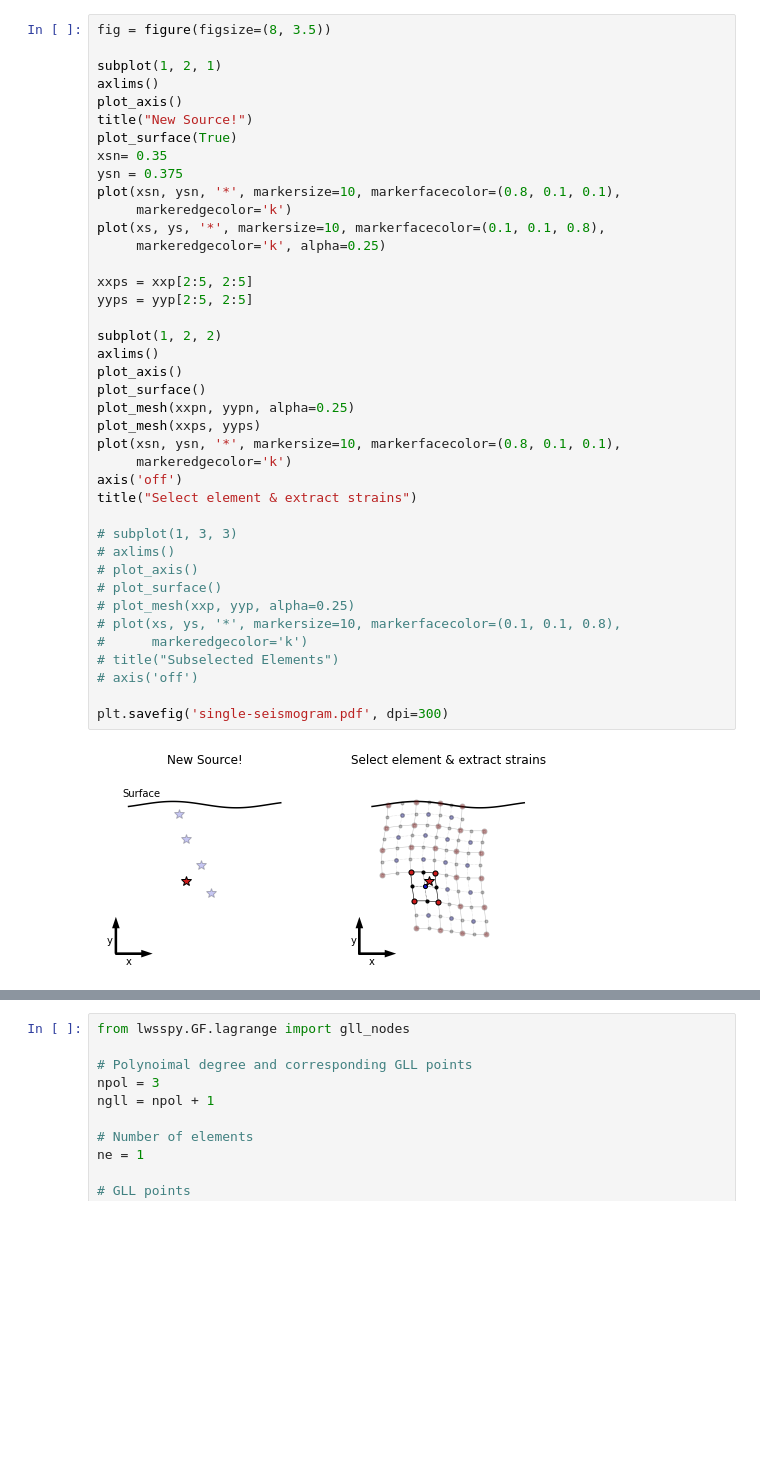
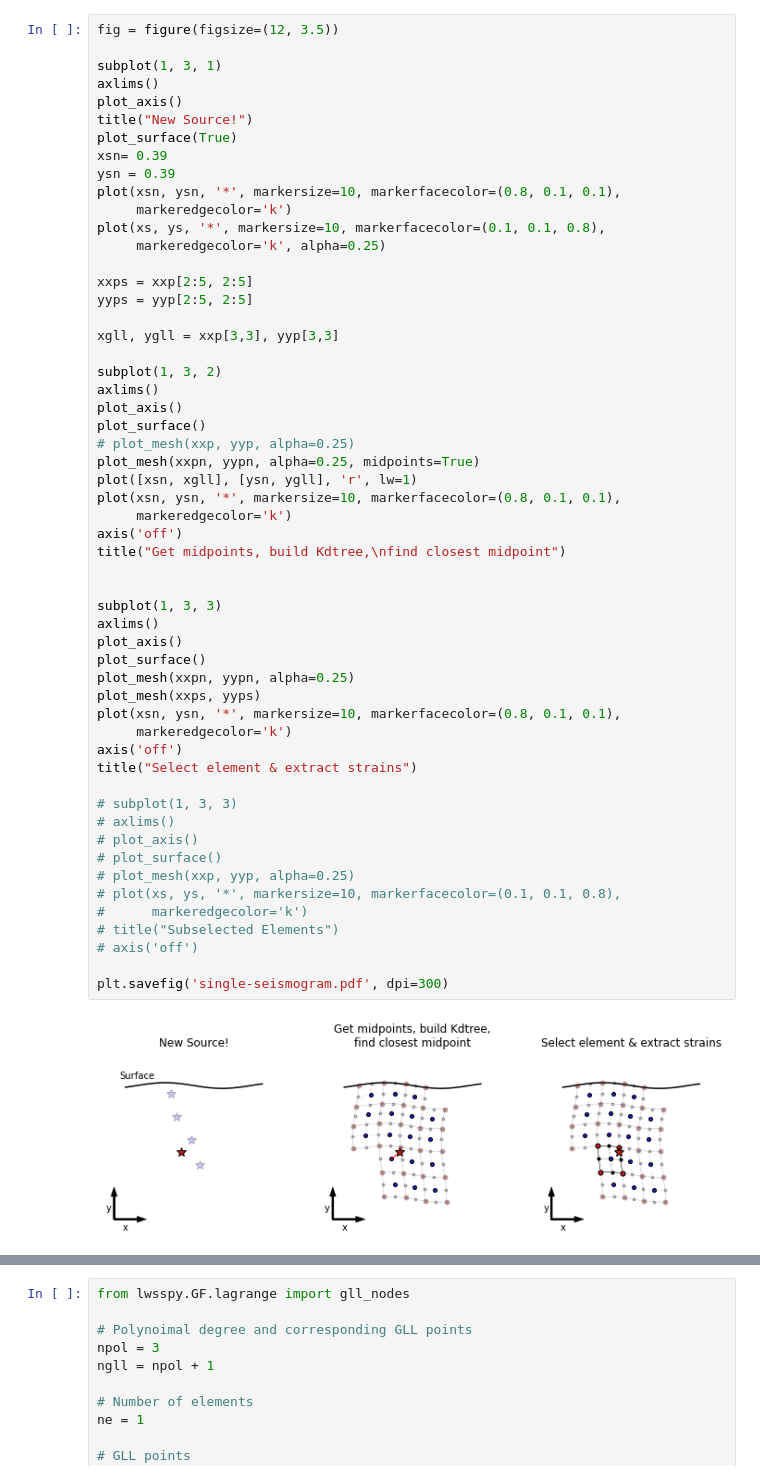
Before and after one commit to lsawade/GF3D, a Jupyter notebook: plts.ipynb, the cells around one changed output, grey strips where cells are left out. Cells and saved outputs as stored; diff of their text form; blank space fills up the shorter version.

```diff
--- a/plts.ipynb
+++ b/plts.ipynb
@@ -176,43 +406,58 @@ plt.savefig('element-selection.pdf', dpi=300)
 # %%
-fig = figure(figsize=(8, 3.5))
+fig = figure(figsize=(12, 3.5))
 
-subplot(1, 2, 1)
+subplot(1, 3, 1)
 axlims()
 plot_axis()
 title("New Source!")
 plot_surface(True)
-xsn= 0.35
-ysn = 0.375
+xsn= 0.39
+ysn = 0.39
 plot(xsn, ysn, '*', markersize=10, markerfacecolor=(0.8, 0.1, 0.1),
      markeredgecolor='k')
 plot(xs, ys, '*', markersize=10, markerfacecolor=(0.1, 0.1, 0.8),
      markeredgecolor='k', alpha=0.25)
 
 xxps = xxp[2:5, 2:5]
 yyps = yyp[2:5, 2:5]
 
-subplot(1, 2, 2)
+xgll, ygll = xxp[3,3], yyp[3,3]
+
+subplot(1, 3, 2)
+axlims()
+plot_axis()
+plot_surface()
+# plot_mesh(xxp, yyp, alpha=0.25)
+plot_mesh(xxpn, yypn, alpha=0.25, midpoints=True)
+plot([xsn, xgll], [ysn, ygll], 'r', lw=1)
+plot(xsn, ysn, '*', markersize=10, markerfacecolor=(0.8, 0.1, 0.1),
+     markeredgecolor='k')
+axis('off')
+title("Get midpoints, build Kdtree,\nfind closest midpoint")
+
+
+subplot(1, 3, 3)
 axlims()
 plot_axis()
 plot_surface()
 plot_mesh(xxpn, yypn, alpha=0.25)
 plot_mesh(xxps, yyps)
 plot(xsn, ysn, '*', markersize=10, markerfacecolor=(0.8, 0.1, 0.1),
      markeredgecolor='k')
 axis('off')
 title("Select element & extract strains")
 
 # subplot(1, 3, 3)
 # axlims()
 # plot_axis()
 # plot_surface()
 # plot_mesh(xxp, yyp, alpha=0.25)
 # plot(xs, ys, '*', markersize=10, markerfacecolor=(0.1, 0.1, 0.8),
 #      markeredgecolor='k')
 # title("Subselected Elements")
 # axis('off')
 
 plt.savefig('single-seismogram.pdf', dpi=300)
 # %% [output]
-[figure, old version]
+[figure, new version]
 # %%
```
Also changed, not shown: parts of 8 cells of this notebook.
